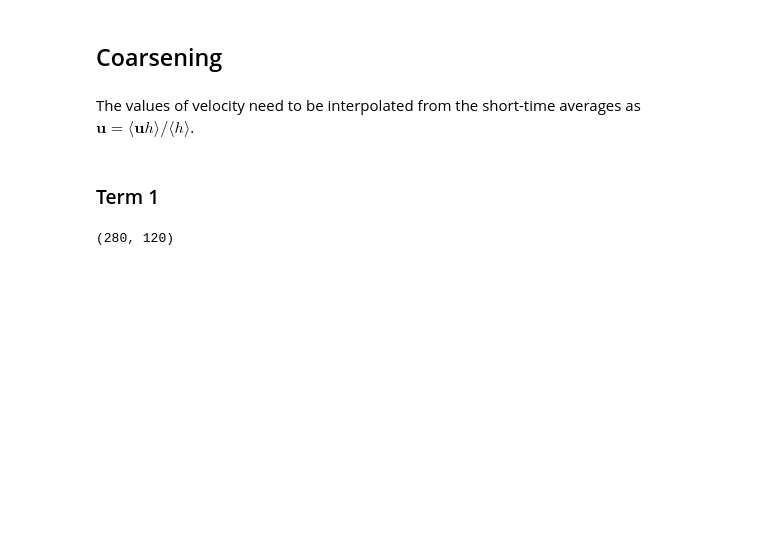
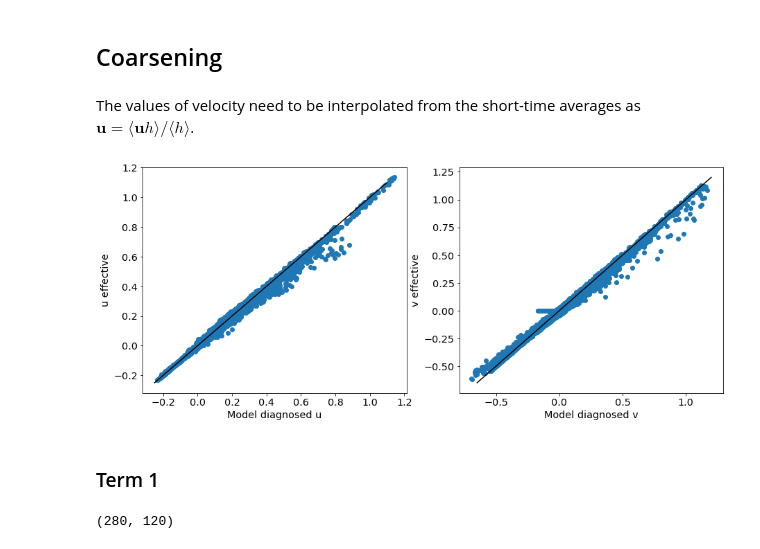
Before and after one commit to ocean-eddy-cpt/NeverWorld2, a Jupyter notebook: config_0p25/A001_27_July_2020_coarsening.ipynb, the cells around one changed output. Saved outputs shown, nothing was run; the diff lists cells and outputs as text; code cells hidden in the pictures; blank space fills up the shorter version.

```diff
--- a/config_0p25/A001_27_July_2020_coarsening.ipynb
+++ b/config_0p25/A001_27_July_2020_coarsening.ipynb
@@ -90,7 +112,7 @@ Term 6: $\nabla\cdot\left(\sum_{n=1}^{N}\langle {h^\dagger}{\mathbf{u}^\dagger}
 
 <!-- Term 7: $-\nabla\cdot\left(\sum_{n=1}^{N}\langle {h} \rangle \langle {\mathbf{u}} \rangle\right)$ -->
 # %%
-tau = 100*86400 # seconds
+tau = 500*86400 # seconds
 end_time = 29500
 start_time = end_time - tau/86400
 coarsen = 2
@@ -104,3 +126,4 @@ except:
 s1 = xr.open_dataset('snapshots_000%i.nc' % (end_time-500+5), decode_times=False)
 av = xr.open_dataset('averages_000%i.nc' % (end_time-500+2), decode_times=False)
 st = xr.open_dataset('static.nc', decode_times=False)
+lm = xr.open_dataset('longmean_00028250.nc', decode_times=False)
@@ -153,12 +176,14 @@ def interp_h_to_v(h):
 
 # h_at_u = grid.interp(av.h, axis='X',boundary='fill') # m
 h_at_u = interp_h_to_u(av.h.values.astype(float)) # m
-u_eff = (av.uh.astype(float))/(h_at_u + 1e-20) # m^2/s (multiply by st.dyCu to get the right units)
+u_eff = (av.uh.astype(float))/(h_at_u + 1e-20) # m^2/s (divide by st.dyCu to get the right units)
+u_lm = lm.u.sel(time=slice(start_time,end_time)).values[:,layer_no].astype(float).mean(axis=0)
 # hu_eddy = av.uh.mean(axis=0) - h_at_u.mean(axis=0)*u_eff.mean(axis=0)*st.dyCu
 
 # h_at_v = grid.interp(av.h, axis='Y',boundary='fill') # m
 h_at_v = interp_h_to_v(av.h.values.astype(float))
-v_eff = (av.vh.astype(float))/(h_at_v + 1e-20) # m^2/s (multiply by st.dxCv to get the right units)
+v_eff = (av.vh.astype(float))/(h_at_v + 1e-20) # m^2/s (divide by st.dxCv to get the right units)
+v_lm = lm.v.sel(time=slice(start_time,end_time)).values[:,layer_no].astype(float).mean(axis=0)
 # hv_eddy = av.vh.mean(axis=0) - h_at_v.mean(axis=0)*v_eff.mean(axis=0)*st.dxCv
 
 h_temp = av.h.sel(time=slice(start_time,end_time)).astype(float) # m
@@ -173,6 +198,29 @@ uh_fine = uh_temp[:,layer_no].mean(axis=0) # m^3/s
 vh_fine = vh_temp[:,layer_no].mean(axis=0) # m^3/s
 u_fine = u_temp[:,layer_no].mean(axis=0) # m^2/s
 v_fine = v_temp[:,layer_no].mean(axis=0) # m^2/s
+# %%
+u1 = u_lm
+u2 = u_fine.values/st.dyCu
+
+v1 = v_lm
+v2 = v_fine.values/st.dxCv
+
+plt.figure(figsize=(15,6))
+plt.subplot(1,2,1)
+plt.scatter(u1,u2)
+plt.plot([-0.25,1.1],[-0.25,1.1],'k-')
+plt.xlabel('Model diagnosed u')
+plt.ylabel('u effective')
+
+plt.subplot(1,2,2)
+plt.scatter(v1,v2)
+plt.plot([-0.65,1.2],[-0.65,1.2],'k-')
+plt.xlabel('Model diagnosed v')
+plt.ylabel('v effective')
+
+plt.savefig('scatter_u_layer_%i_start_time_%i_days_tau_%i_days.png' % (layer_no,start_time,tau/86400), dpi=200,bbox_inches='tight',pad_inches=0)
+# %% [output]
+[figure, added]
 # %%
 def coarsen_h(h_fine):
     ly,lx = h_fine.shape
```
Also changed, not shown: parts of 19 cells of this notebook.
